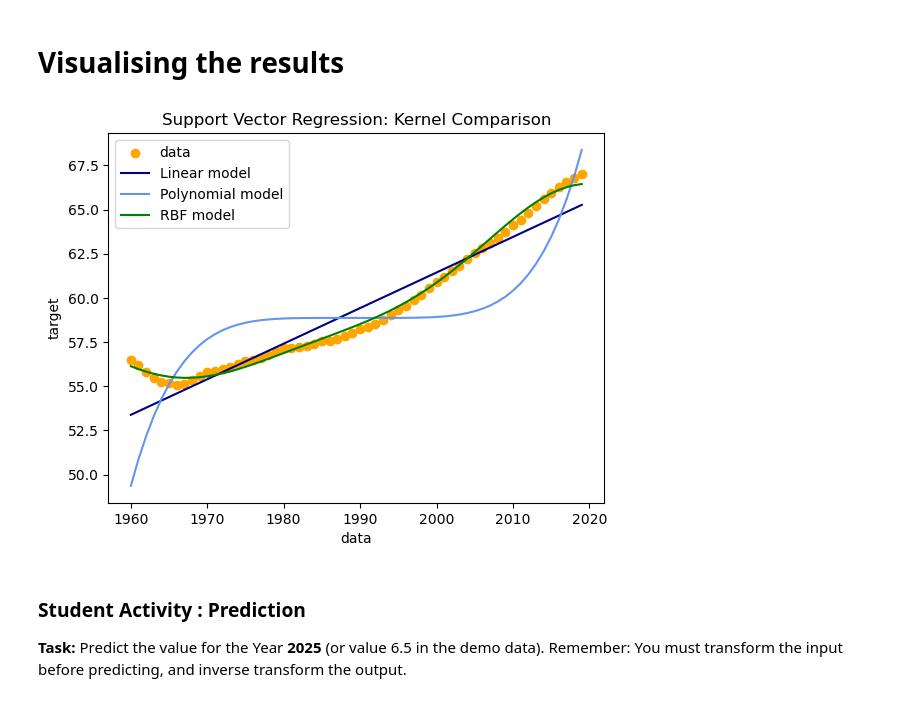
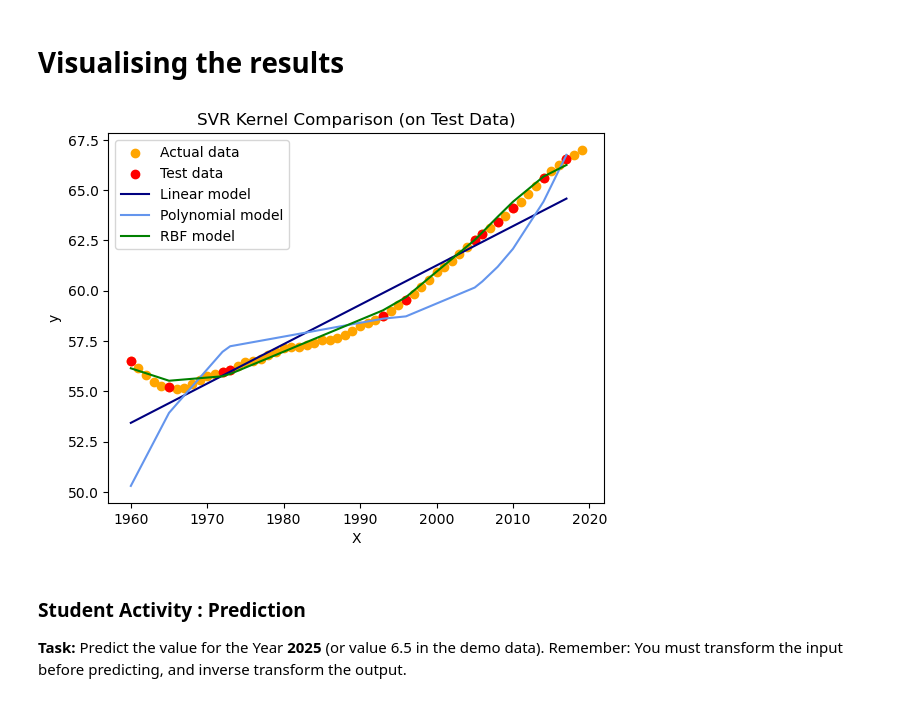
Before and after one commit to KalpViradia/Semester-6, a Jupyter notebook: Lab5/Lab5.ipynb, the cells around one changed output. Cells and saved outputs as stored; diff of their text form; code cells hidden in the pictures.

```diff
--- a/Lab5/Lab5.ipynb
+++ b/Lab5/Lab5.ipynb
@@ -70,3 +72,7 @@ plt.scatter(X, y)
+# %%
+from sklearn.model_selection import train_test_split
+
+X_train, X_test, y_train, y_test = train_test_split(X, y, test_size=0.2, random_state=42)
 # %% [markdown]
 # Feature Scaling (Mandatory for SVR)**
 SVR is highly sensitive to the range of data points. If we don't scale (normalize) the data, the model will fail to find the correct hyperplane.
@@ -141,5 +148,13 @@ plt.show()
 # %% [markdown]
 # Predict the x_test using 3 Kernel
 # %%
-model_rbf.score(x_train,y_train)
+from sklearn.svm import SVR
+
+model_linear = SVR(kernel="linear")
+model_poly = SVR(kernel="poly")
+model_rbf = SVR(kernel="rbf")
+
+print(model_linear.fit(X_train_scaled, y_train_scaled.ravel()))
+print(model_poly.fit(X_train_scaled, y_train_scaled.ravel()))
+print(model_rbf.fit(X_train_scaled, y_train_scaled.ravel()))
 # %% [output]
@@ -147,2 +164,8 @@ model_rbf.score(x_train,y_train)
 # %%
-model_rbf.score(x_test,y_test)
+y_pred_linear = model_linear.predict(X_test_scaled)
+y_pred_poly = model_poly.predict(X_test_scaled)
+y_pred_rbf = model_rbf.predict(X_test_scaled)
+
+y_pred_linear = y_scaler.inverse_transform(y_pred_linear.reshape(-1,1))
+y_pred_poly = y_scaler.inverse_transform(y_pred_poly.reshape(-1,1))
+y_pred_rbf = y_scaler.inverse_transform(y_pred_rbf.reshape(-1,1))
@@ -163,18 +184,24 @@ array([57.73445326, 59.30206118, 64.8451716 , 57.99812952, 55.96479236,
 # %% [markdown]
 # Visualising the  results
 # %%
-plt.scatter(X, y, color='orange', label='data')
-plt.plot(X, y_pred_linear, color='navy', label='Linear model')
-plt.plot(X, y_pred_poly, color='cornflowerblue', label='Polynomial model')
-plt.plot(X, y_pred_rbf, color='green', label='RBF model')
+plt.scatter(X, y, color='orange', label='Actual data')
 
-plt.title('Support Vector Regression: Kernel Comparison')
-plt.xlabel('data')
-plt.ylabel('target')
+plt.scatter(X_test, y_test, color='red', label='Test data')
+
+sort_idx = X_test[:,0].argsort()
+X_test_sorted = X_test[sort_idx]
+
+plt.plot(X_test_sorted, y_pred_linear[sort_idx], color='navy', label='Linear model')
+plt.plot(X_test_sorted, y_pred_poly[sort_idx], color='cornflowerblue', label='Polynomial model')
+plt.plot(X_test_sorted, y_pred_rbf[sort_idx], color='green', label='RBF model')
+
+plt.title("SVR Kernel Comparison (on Test Data)")
+plt.xlabel("X")
+plt.ylabel("y")
 plt.legend()
 plt.show()
 # %% [output]
-[figure, old version]
+[figure, new version]
 # %% [markdown]
 ### **Student Activity : Prediction**
 **Task:** Predict the value for the Year **2025** (or value 6.5 in the demo data).
```
Also changed, not shown: parts of 11 cells of this notebook.
